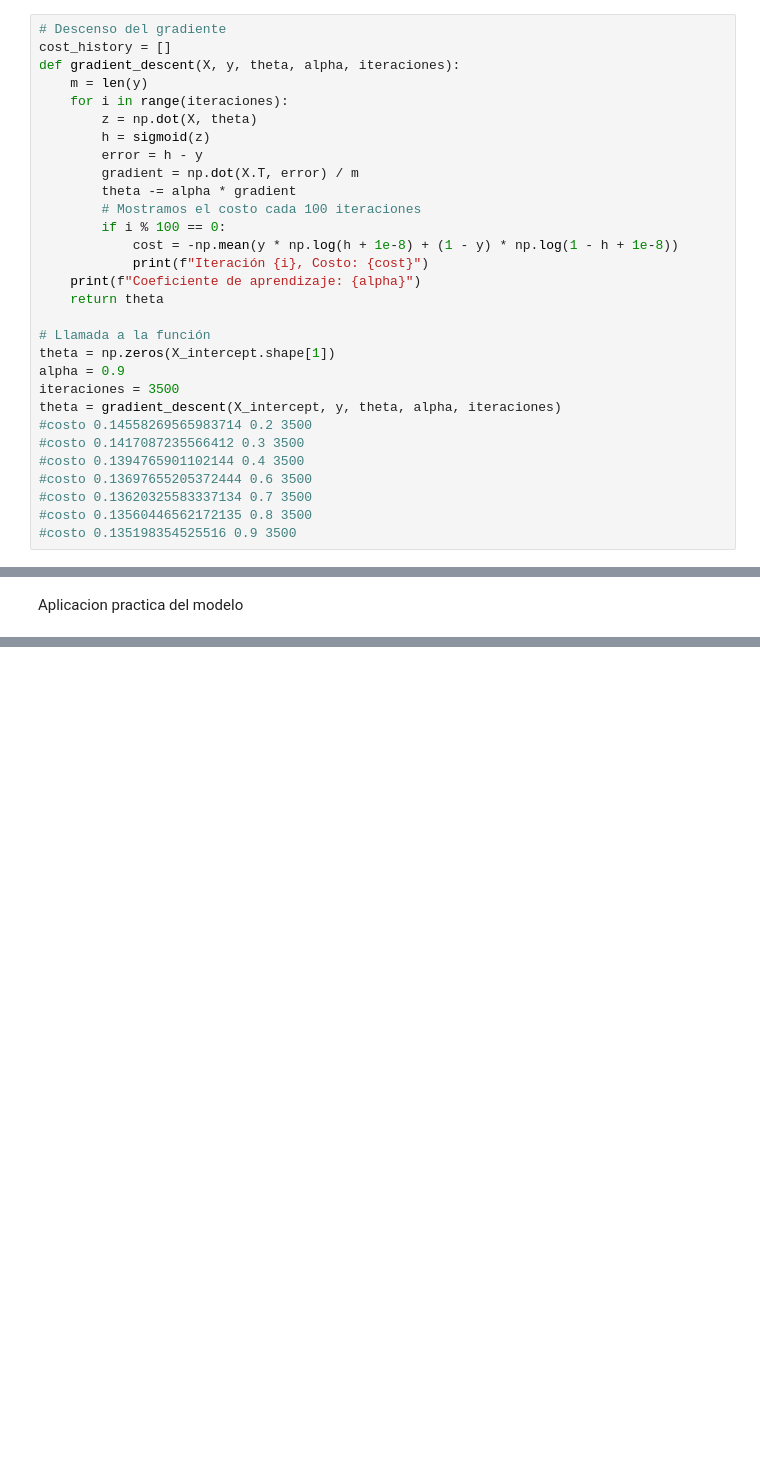
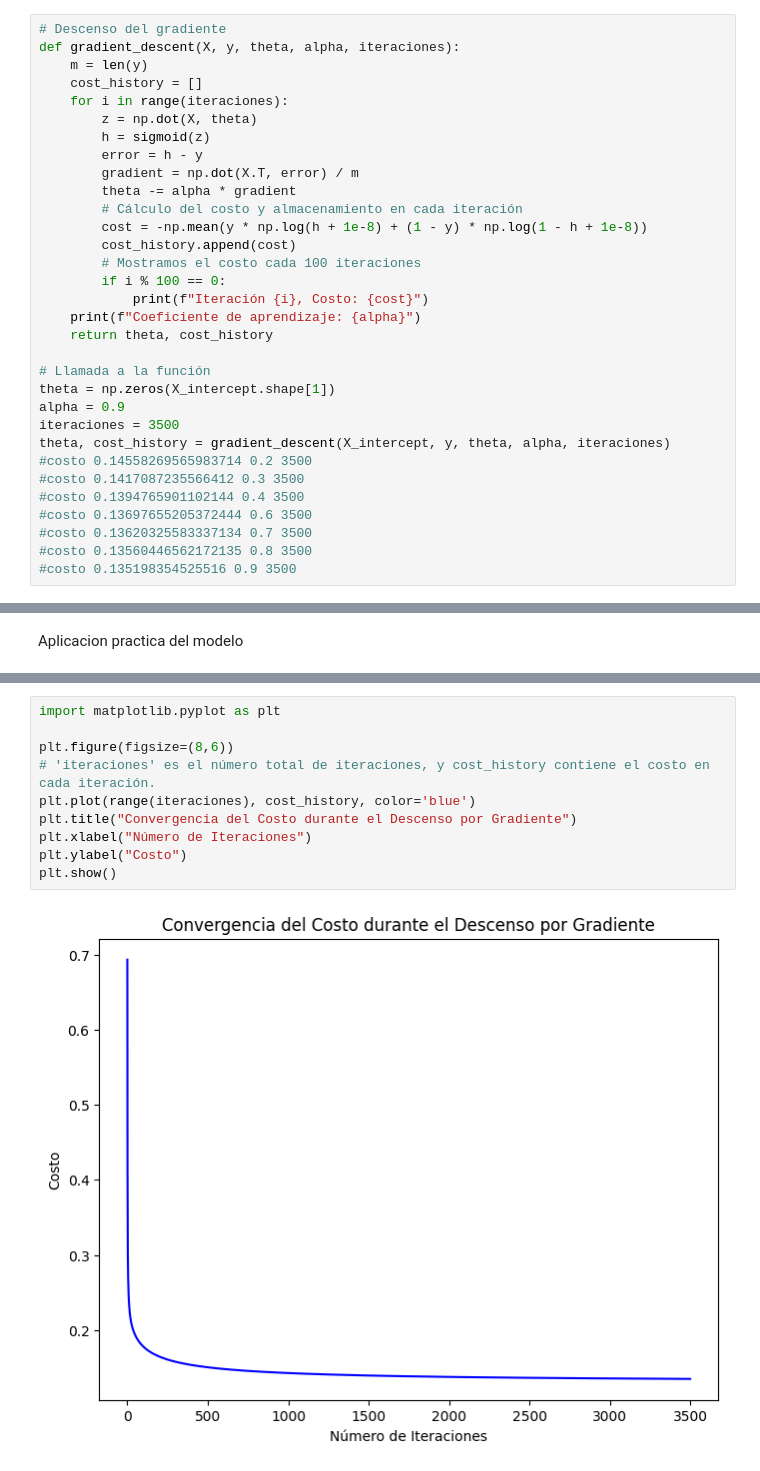
Before and after one commit to JhendeFR/Inteligencia-artificial, a Jupyter notebook: Regresion Logistica/lab02.ipynb, the cells around one changed output, grey strips where cells are left out. Drawn from its saved outputs; the diff is of its cells as text; blank space fills up the shorter version.

```diff
--- a/Regresion Logistica/lab02.ipynb
+++ b/Regresion Logistica/lab02.ipynb
@@ -68,27 +68,29 @@ m, n = X_scaled.shape
 X_intercept = np.concatenate([np.ones((m, 1)), X_scaled], axis=1)
 # %%
 # Descenso del gradiente
-cost_history = []
 def gradient_descent(X, y, theta, alpha, iteraciones):
     m = len(y)
+    cost_history = []
     for i in range(iteraciones):
         z = np.dot(X, theta)
         h = sigmoid(z)
         error = h - y
         gradient = np.dot(X.T, error) / m
         theta -= alpha * gradient
+        # Cálculo del costo y almacenamiento en cada iteración
+        cost = -np.mean(y * np.log(h + 1e-8) + (1 - y) * np.log(1 - h + 1e-8))
+        cost_history.append(cost)
         # Mostramos el costo cada 100 iteraciones
         if i % 100 == 0:
-            cost = -np.mean(y * np.log(h + 1e-8) + (1 - y) * np.log(1 - h + 1e-8))
             print(f"Iteración {i}, Costo: {cost}")
     print(f"Coeficiente de aprendizaje: {alpha}")
-    return theta
+    return theta, cost_history
 
 # Llamada a la función
 theta = np.zeros(X_intercept.shape[1])
 alpha = 0.9
 iteraciones = 3500
-theta = gradient_descent(X_intercept, y, theta, alpha, iteraciones)
+theta, cost_history = gradient_descent(X_intercept, y, theta, alpha, iteraciones)
 #costo 0.14558269565983714 0.2 3500
 #costo 0.1417087235566412 0.3 3500
 #costo 0.1394765901102144 0.4 3500
@@ -147,0 +143,12 @@ La transacción NO es un fraude.
+# %%
+import matplotlib.pyplot as plt
+
+plt.figure(figsize=(8,6))
+# 'iteraciones' es el número total de iteraciones, y cost_history contiene el costo en cada iteración.
+plt.plot(range(iteraciones), cost_history, color='blue')
+plt.title("Convergencia del Costo durante el Descenso por Gradiente")
+plt.xlabel("Número de Iteraciones")
+plt.ylabel("Costo")
+plt.show()
+# %% [output]
+[figure, added]
```
Also changed, not shown: parts of 3 cells of this notebook.
